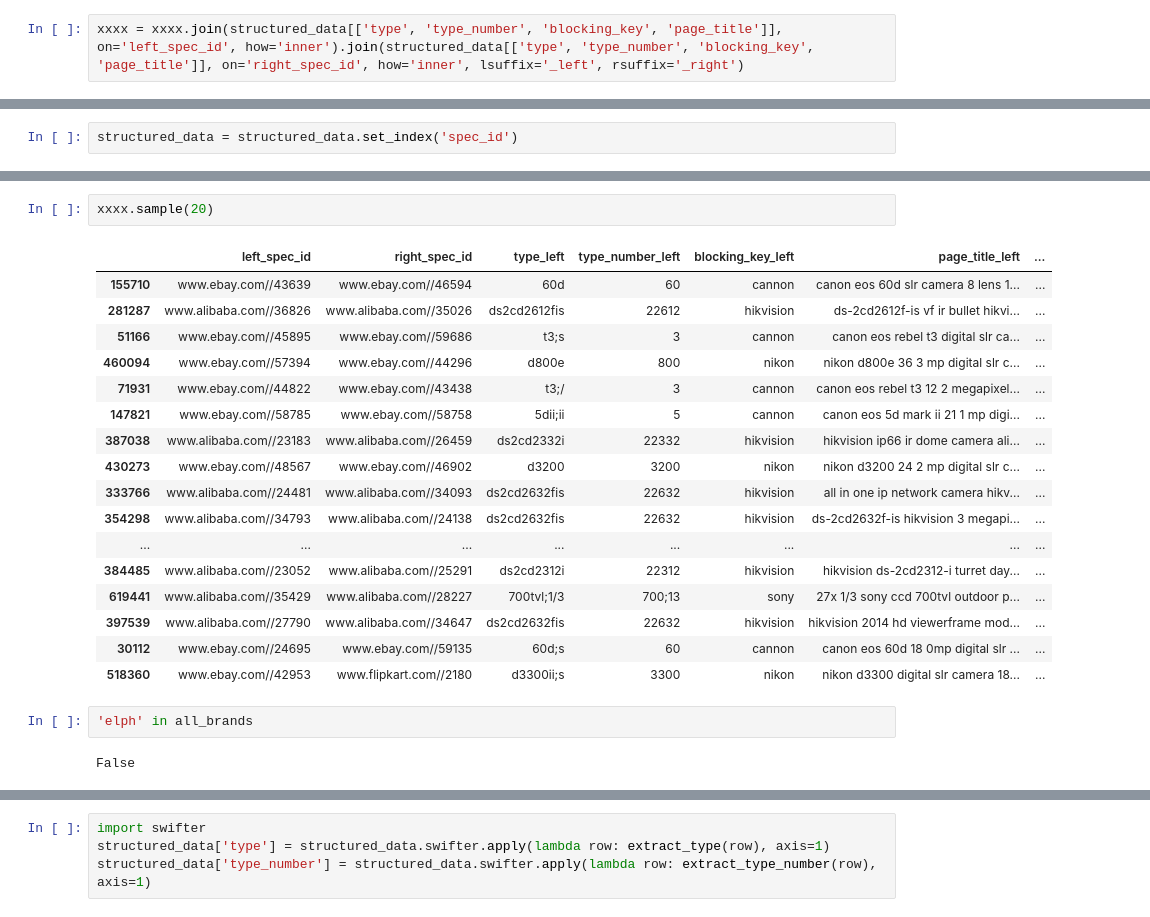
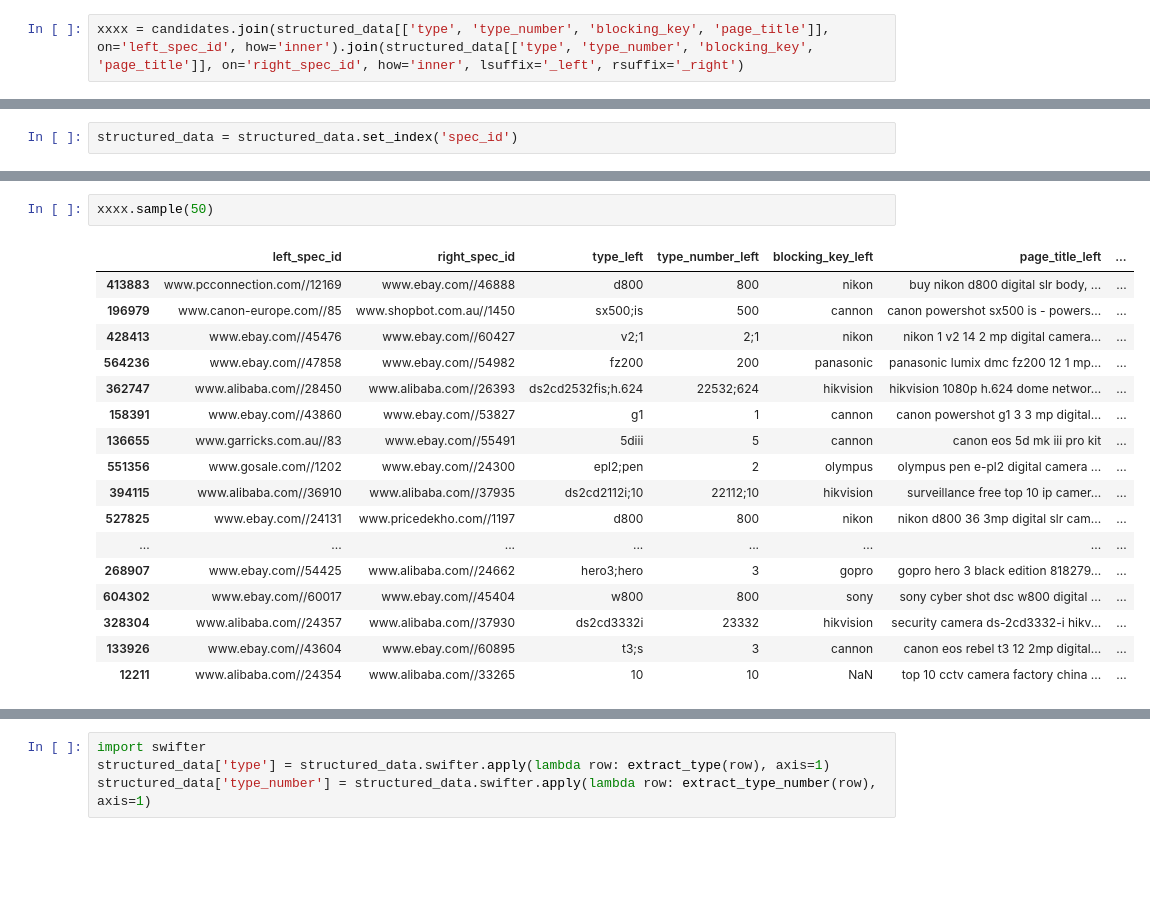
Before and after one commit to greatji/SigmodProgrammingContest2020_code, a Jupyter notebook: Model_1.ipynb, the cells around one changed output, grey strips where cells are left out. Drawn from its saved outputs; the diff is of its cells as text; blank space fills up the shorter version.

```diff
--- a/Model_1.ipynb
+++ b/Model_1.ipynb
@@ -537,6 +537,6 @@ xxxx = pd.read_csv('/home/sunji/EM_sigmod/submit_v18.csv')
 # xxxx.columns = ['left_spec_id', 'right_spec_id', 'left_spec_title', 'right_spec_title']
 # %%
-xxxx = xxxx.join(structured_data[['type', 'type_number', 'blocking_key', 'page_title']], on='left_spec_id', how='inner').join(structured_data[['type', 'type_number', 'blocking_key', 'page_title']], on='right_spec_id', how='inner', lsuffix='_left', rsuffix='_right')
+xxxx = candidates.join(structured_data[['type', 'type_number', 'blocking_key', 'page_title']], on='left_spec_id', how='inner').join(structured_data[['type', 'type_number', 'blocking_key', 'page_title']], on='right_spec_id', how='inner', lsuffix='_left', rsuffix='_right')
 # %%
 xxxx.to_csv('/home/sunji/EM_sigmod/quickstart_package/label_pairs_with_key_type.csv', index=False)
 # %%
@@ -548,27 +590,23 @@ structured_data = structured_data.set_index('spec_id')
 # %%
-xxxx.sample(20)
+xxxx.sample(50)
 # %% [output]
 |  | left_spec_id | right_spec_id | type_left | type_number_left | blocking_key_left | page_title_left | ... |
-| 155710 | www.ebay.com//43639 | www.ebay.com//46594 | 60d | 60 | cannon | canon eos 60d slr camera 8 lens 1... | ... |
-| 281287 | www.alibaba.com//36826 | www.alibaba.com//35026 | ds2cd2612fis | 22612 | hikvision | ds-2cd2612f-is vf ir bullet hikvi... | ... |
-| 51166 | www.ebay.com//45895 | www.ebay.com//59686 | t3;s | 3 | cannon | canon eos rebel t3 digital slr ca... | ... |
-| 460094 | www.ebay.com//57394 | www.ebay.com//44296 | d800e | 800 | nikon | nikon d800e 36 3 mp digital slr c... | ... |
-| 71931 | www.ebay.com//44822 | www.ebay.com//43438 | t3;/ | 3 | cannon | canon eos rebel t3 12 2 megapixel... | ... |
-| 147821 | www.ebay.com//58785 | www.ebay.com//58758 | 5dii;ii | 5 | cannon | canon eos 5d mark ii 21 1 mp digi... | ... |
-| 387038 | www.alibaba.com//23183 | www.alibaba.com//26459 | ds2cd2332i | 22332 | hikvision | hikvision ip66 ir dome camera ali... | ... |
-| 430273 | www.ebay.com//48567 | www.ebay.com//46902 | d3200 | 3200 | nikon | nikon d3200 24 2 mp digital slr c... | ... |
-| 333766 | www.alibaba.com//24481 | www.alibaba.com//34093 | ds2cd2632fis | 22632 | hikvision | all in one ip network camera hikv... | ... |
-| 354298 | www.alibaba.com//34793 | www.alibaba.com//24138 | ds2cd2632fis | 22632 | hikvision | ds-2cd2632f-is hikvision 3 megapi... | ... |
+| 413883 | www.pcconnection.com//12169 | www.ebay.com//46888 | d800 | 800 | nikon | buy nikon d800 digital slr body, ... | ... |
+| 196979 | www.canon-europe.com//85 | www.shopbot.com.au//1450 | sx500;is | 500 | cannon | canon powershot sx500 is - powers... | ... |
+| 428413 | www.ebay.com//45476 | www.ebay.com//60427 | v2;1 | 2;1 | nikon | nikon 1 v2 14 2 mp digital camera... | ... |
+| 564236 | www.ebay.com//47858 | www.ebay.com//54982 | fz200 | 200 | panasonic | panasonic lumix dmc fz200 12 1 mp... | ... |
+| 362747 | www.alibaba.com//28450 | www.alibaba.com//26393 | ds2cd2532fis;h.624 | 22532;624 | hikvision | hikvision 1080p h.624 dome networ... | ... |
+| 158391 | www.ebay.com//43860 | www.ebay.com//53827 | g1 | 1 | cannon | canon powershot g1 3 3 mp digital... | ... |
+| 136655 | www.garricks.com.au//83 | www.ebay.com//55491 | 5diii | 5 | cannon | canon eos 5d mk iii pro kit | ... |
+| 551356 | www.gosale.com//1202 | www.ebay.com//24300 | epl2;pen | 2 | olympus | olympus pen e-pl2 digital camera ... | ... |
+| 394115 | www.alibaba.com//36910 | www.alibaba.com//37935 | ds2cd2112i;10 | 22112;10 | hikvision | surveillance free top 10 ip camer... | ... |
+| 527825 | www.ebay.com//24131 | www.pricedekho.com//1197 | d800 | 800 | nikon | nikon d800 36 3mp digital slr cam... | ... |
 | ... | ... | ... | ... | ... | ... | ... | ... |
-| 384485 | www.alibaba.com//23052 | www.alibaba.com//25291 | ds2cd2312i | 22312 | hikvision | hikvision ds-2cd2312-i turret day... | ... |
-| 619441 | www.alibaba.com//35429 | www.alibaba.com//28227 | 700tvl;1/3 | 700;13 | sony | 27x 1/3 sony ccd 700tvl outdoor p... | ... |
-| 397539 | www.alibaba.com//27790 | www.alibaba.com//34647 | ds2cd2632fis | 22632 | hikvision | hikvision 2014 hd viewerframe mod... | ... |
-| 30112 | www.ebay.com//24695 | www.ebay.com//59135 | 60d;s | 60 | cannon | canon eos 60d 18 0mp digital slr ... | ... |
-| 518360 | www.ebay.com//42953 | www.flipkart.com//2180 | d3300ii;s | 3300 | nikon | nikon d3300 digital slr camera 18... | ... |
+| 268907 | www.ebay.com//54425 | www.alibaba.com//24662 | hero3;hero | 3 | gopro | gopro hero 3 black edition 818279... | ... |
+| 604302 | www.ebay.com//60017 | www.ebay.com//45404 | w800 | 800 | sony | sony cyber shot dsc w800 digital ... | ... |
+| 328304 | www.alibaba.com//24357 | www.alibaba.com//37930 | ds2cd3332i | 23332 | hikvision | security camera ds-2cd3332-i hikv... | ... |
+| 133926 | www.ebay.com//43604 | www.ebay.com//60895 | t3;s | 3 | cannon | canon eos rebel t3 12 2mp digital... | ... |
+| 12211 | www.alibaba.com//24354 | www.alibaba.com//33265 | 10 | 10 | NaN | top 10 cctv camera factory china ... | ... |
-# %%
-'elph' in all_brands
-# %% [output]
-False
 # %%
 import re
 stopped_words = set(['ixus','pro','rebel','shot','cyber','catalog','stylus','mark','edition','elph','','digital camera', 'camera','wide','model','sport','network','action','full','ir','mini','metal','digital camera', 'indoor', 'canon eos', 'compact', 'digital', 'digital rebel', 'case', 'lcd', 'panasonic lumix', 'slr', 'cybershot', 'hd', '3x', '4x', '5x', '3gp', '']) | all_brands
```
Also changed, not shown: parts of 5 cells of this notebook, 1 other file.
